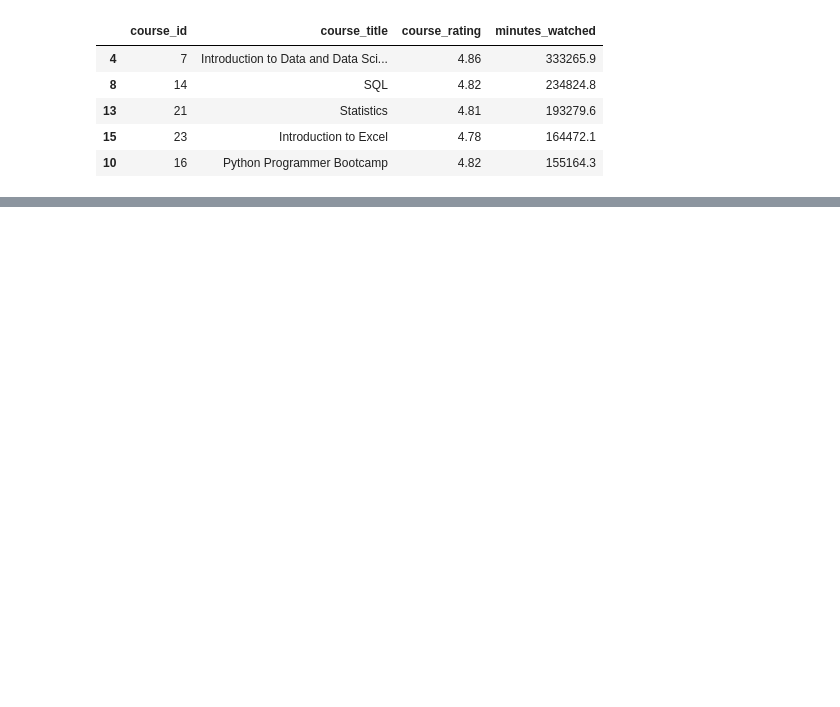
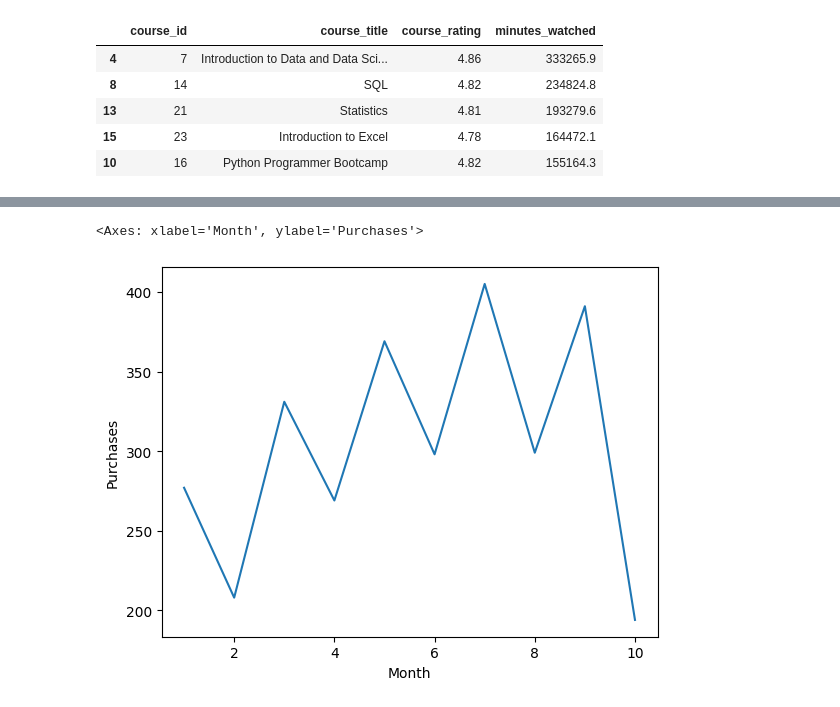
Before and after one commit to AryehRotberg/365-Learning-Data-Challenge, a Jupyter notebook: notebook/EDA.ipynb, the cells around one changed output, grey strips where cells are left out. Cells and saved outputs as stored; diff of their text form; code cells hidden in the pictures; blank space fills up the shorter version.

Commit message:
Created fourth prompt

```diff
--- a/notebook/EDA.ipynb
+++ b/notebook/EDA.ipynb
@@ -21,6 +24,20 @@ try:
 
 except Exception as e:
     logging.exception(e)
+# %%
+try:
+    course_ratings_df.date_rated = pd.to_datetime(course_ratings_df.date_rated)
+    student_engagement_df.date_engaged = pd.to_datetime(student_engagement_df.date_engaged)
+    student_exams_df.date_exam_completed = pd.to_datetime(student_exams_df.date_exam_completed)
+    student_hub_questions_df.date_question_asked = pd.to_datetime(student_hub_questions_df.date_question_asked)
+    student_info_df.date_registered = pd.to_datetime(student_info_df.date_registered)
+    student_learning_df.date_watched = pd.to_datetime(student_learning_df.date_watched)
+    student_purchases_df.date_purchased = pd.to_datetime(student_purchases_df.date_purchased)
+
+    logging.info('Transformed columns to date-time format')
+
+except Exception as e:
+    logging.exception(e)
 # %% [markdown]
 - Which courses are the most watched by students? How are they rated?
 - How would you define engagement (examples could be onboarding, minutes watched on the platform, exams/quizzes taken, etc.)?
@@ -51,0 +117,20 @@ course_info_ratings_learning.head()
+# %%
+purchases_per_month = student_purchases_df.copy()
+onboarded_per_month = student_engagement_df.copy()
+
+purchases_per_month['Month'] = purchases_per_month.date_purchased.apply(lambda month : month.month)
+purchases_per_month.drop(['date_purchased', 'purchase_type'], axis=1, inplace=True)
+purchases_per_month = purchases_per_month.groupby('Month').size().reset_index()
+purchases_per_month.rename(columns={0: 'Purchases'}, inplace=True)
+
+onboarded_per_month['Month'] = onboarded_per_month.date_engaged.apply(lambda month : month.month)
+onboarded_per_month.drop(['engagement_id', 'student_id'], axis=1, inplace=True)
+onboarded_per_month = onboarded_per_month.groupby('Month').size().reset_index()
+onboarded_per_month.rename(columns={0: 'Onboarded'}, inplace=True)
+
+purchases_onboarded_per_month = pd.merge(purchases_per_month, onboarded_per_month, on='Month')
+purchases_onboarded_per_month['Percentage'] = (purchases_onboarded_per_month.Purchases / purchases_onboarded_per_month.Onboarded).round(4) * 100
+
+logging.info('Created fourth prompt')
+
+purchases_onboarded_per_month
@@ -51,0 +149,5 @@ course_info_ratings_learning.head()
+# %%
+sns.lineplot(data=purchases_per_month, x='Month', y='Purchases')
+# %% [output]
+<Axes: xlabel='Month', ylabel='Purchases'>
+[figure, added]
```
Also changed, not shown: parts of 14 cells of this notebook.
